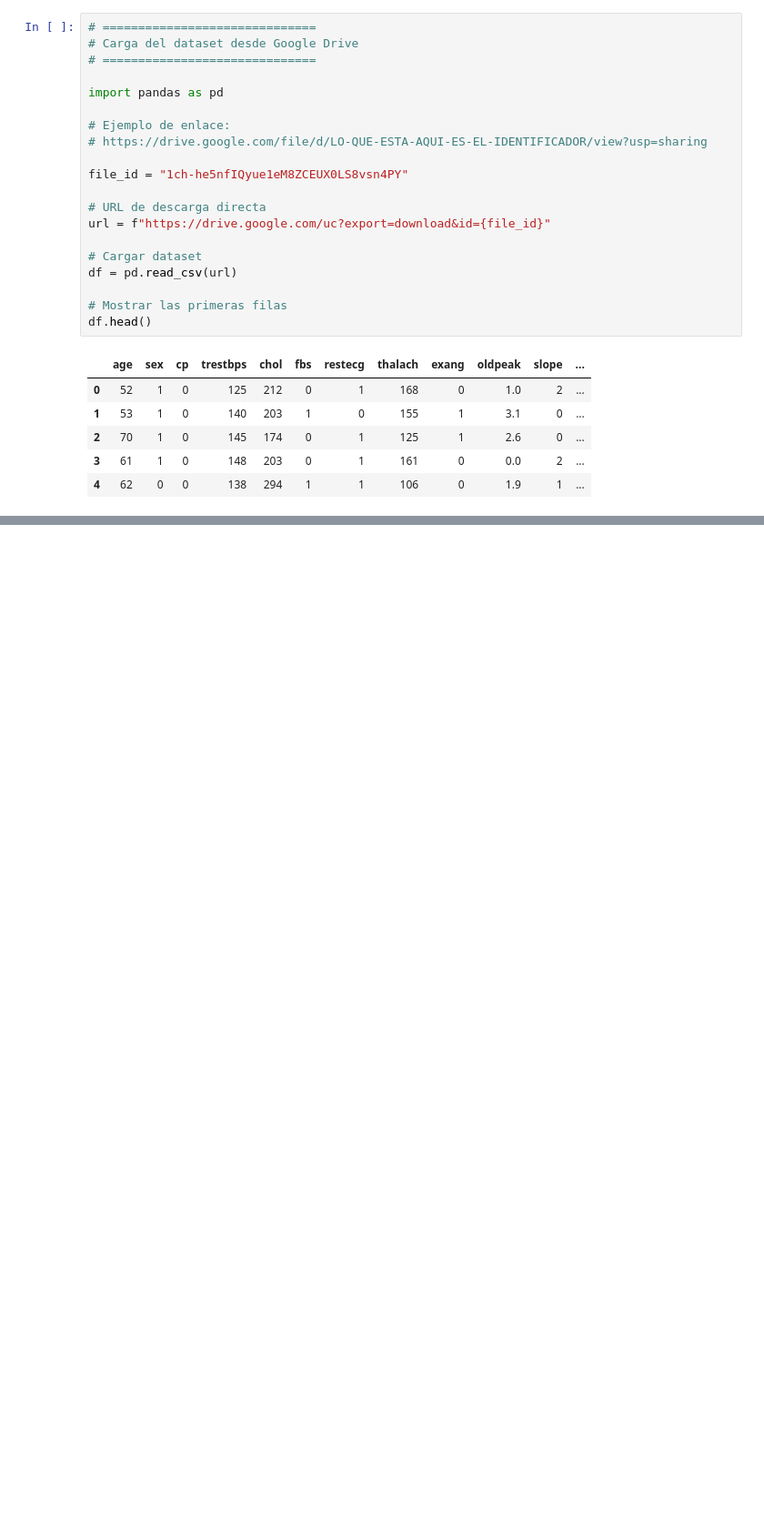
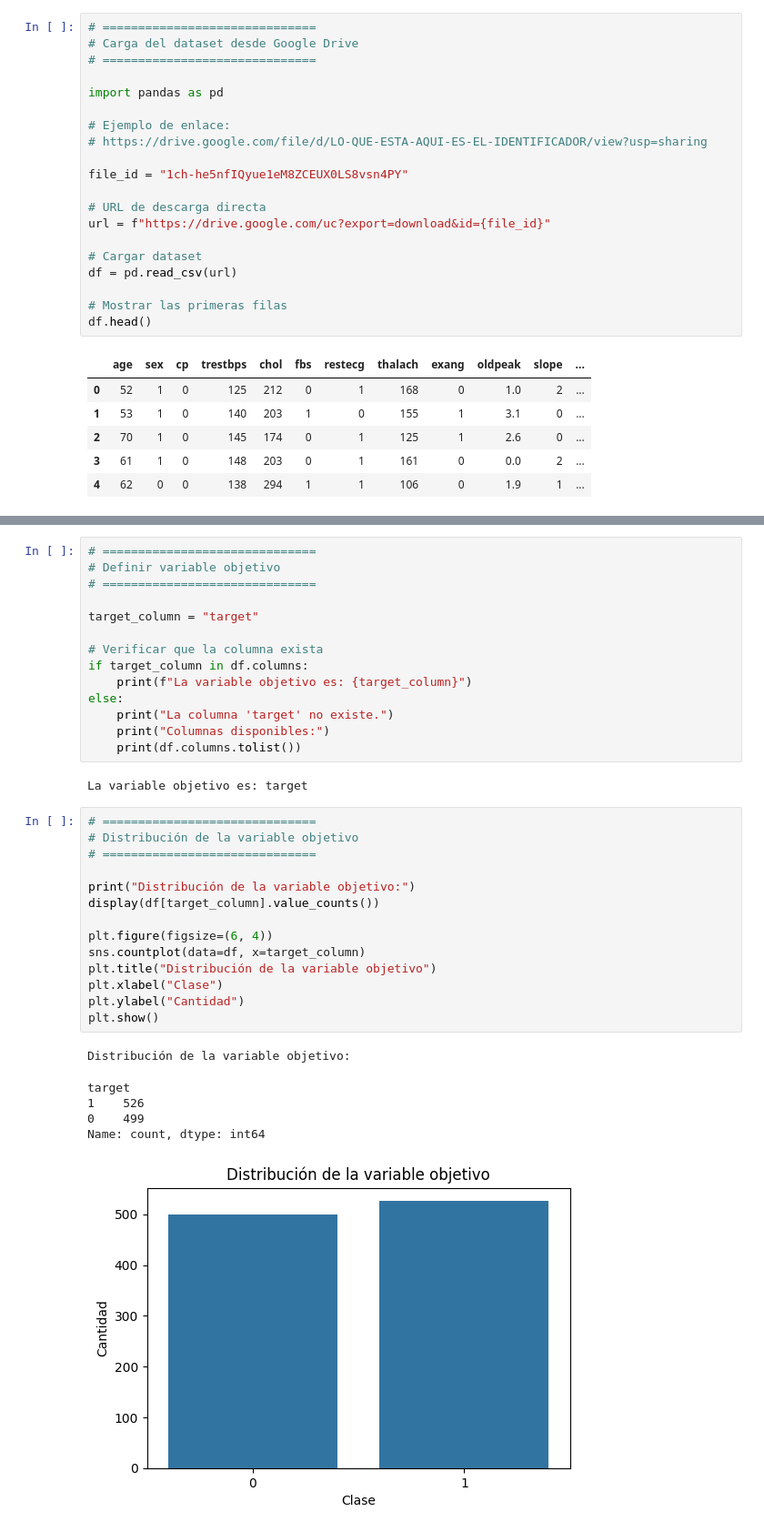
Before and after one commit to SalvadorCM786/modulo3-prediccion-de-enfermedad-cardiaca-ml, a Jupyter notebook: modulo3_prediccion_de_enfermedad_cardiaca_ml.ipynb, the cells around one changed output, grey strips where cells are left out. Shown at 91% size. Drawn from its saved outputs; the diff is of its cells as text; blank space fills up the shorter version.

```diff
--- a/modulo3_prediccion_de_enfermedad_cardiaca_ml.ipynb
+++ b/modulo3_prediccion_de_enfermedad_cardiaca_ml.ipynb
@@ -63,0 +143,37 @@ df.head()
+# %%
+# ==============================
+# Definir variable objetivo
+# ==============================
+
+target_column = "target"
+
+# Verificar que la columna exista
+if target_column in df.columns:
+    print(f"La variable objetivo es: {target_column}")
+else:
+    print("La columna 'target' no existe.")
+    print("Columnas disponibles:")
+    print(df.columns.tolist())
+# %% [output]
+La variable objetivo es: target
+# %%
+# ==============================
+# Distribución de la variable objetivo
+# ==============================
+
+print("Distribución de la variable objetivo:")
+display(df[target_column].value_counts())
+
+plt.figure(figsize=(6, 4))
+sns.countplot(data=df, x=target_column)
+plt.title("Distribución de la variable objetivo")
+plt.xlabel("Clase")
+plt.ylabel("Cantidad")
+plt.show()
+# %% [output]
+Distribución de la variable objetivo:
+target
+1    526
+0    499
+Name: count, dtype: int64
+[figure, added]
```
Also changed, not shown: parts of 2 cells of this notebook.
